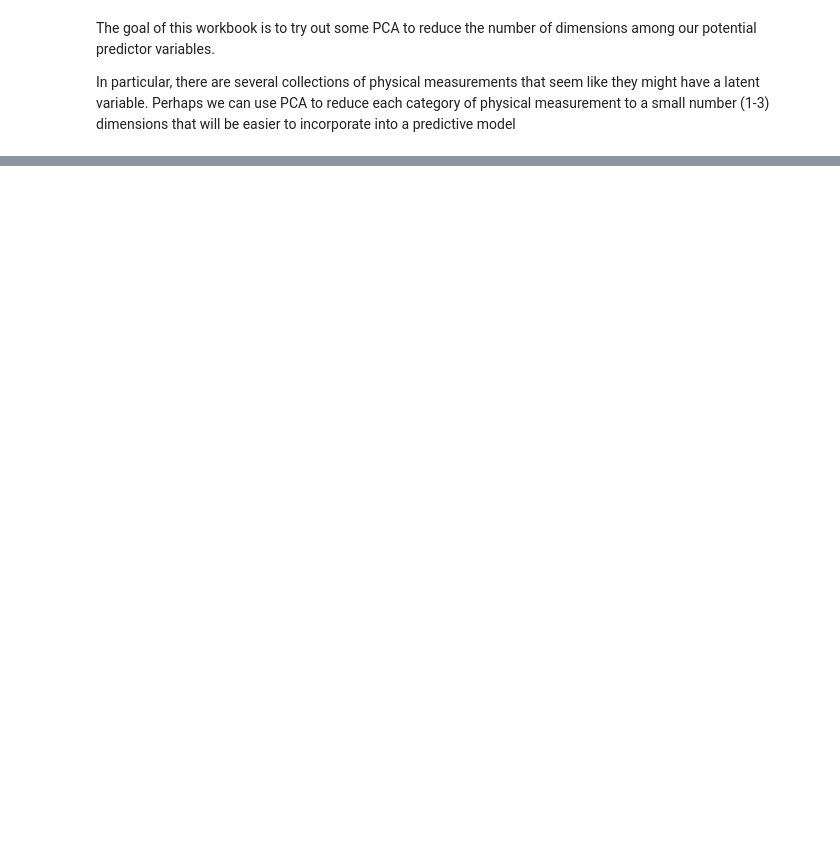
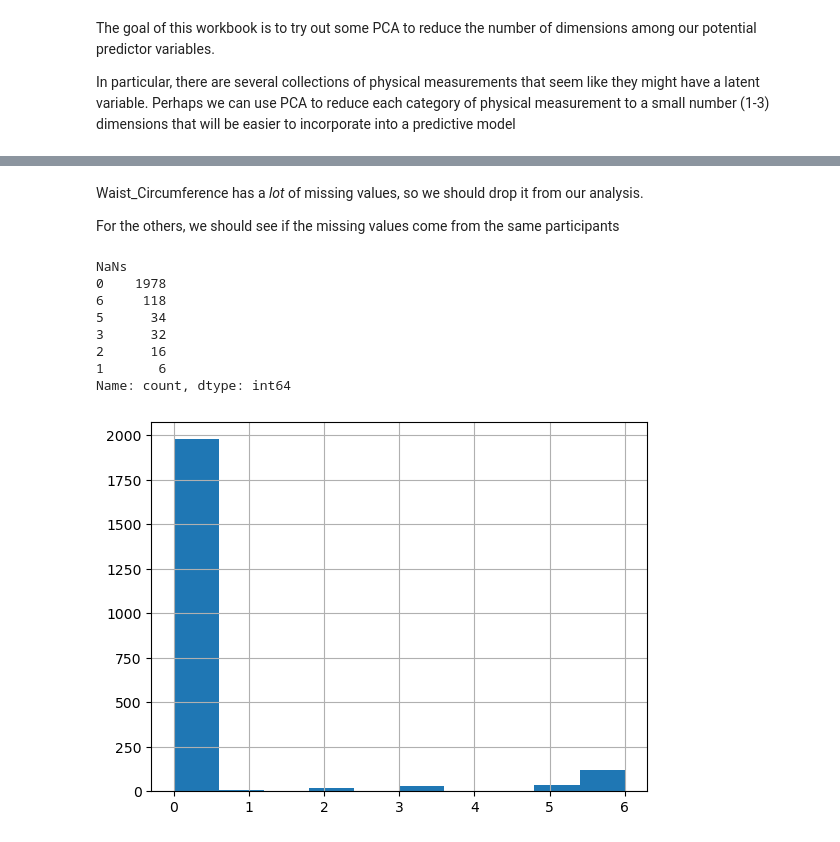
Before and after one commit to aarondweinberg/CMI_problematic_internet_use, a Jupyter notebook: EDA_PCA_AW.ipynb, the cells around one changed output, grey strips where cells are left out. Saved outputs shown, nothing was run; the diff lists cells and outputs as text; code cells hidden in the pictures; blank space fills up the shorter version.

```diff
--- a/EDA_PCA_AW.ipynb
+++ b/EDA_PCA_AW.ipynb
@@ -51,0 +49,4 @@ print(physical_vars)
+# %% [markdown]
+Waist_Circumference has a *lot* of missing values, so we should drop it from our analysis.
+
+For the others, we should see if the missing values come from the same participants
@@ -51,0 +56,19 @@ print(physical_vars)
+# %%
+# Count the number of NaN values for each row in train_reduced.
+train_reduced['NaNs'] = train_reduced.isna().sum(axis=1)
+
+#Make a histogram of the distribution of these counts
+train_reduced['NaNs'].hist()
+
+# Make a table of the distribution of train_reduced['NaNs']
+print(train_reduced['NaNs'].value_counts())
+# %% [output]
+NaNs
+0    1978
+6     118
+5      34
+3      32
+2      16
+1       6
+Name: count, dtype: int64
+[figure, added]
```
Also changed, not shown: parts of 25 cells of this notebook.
